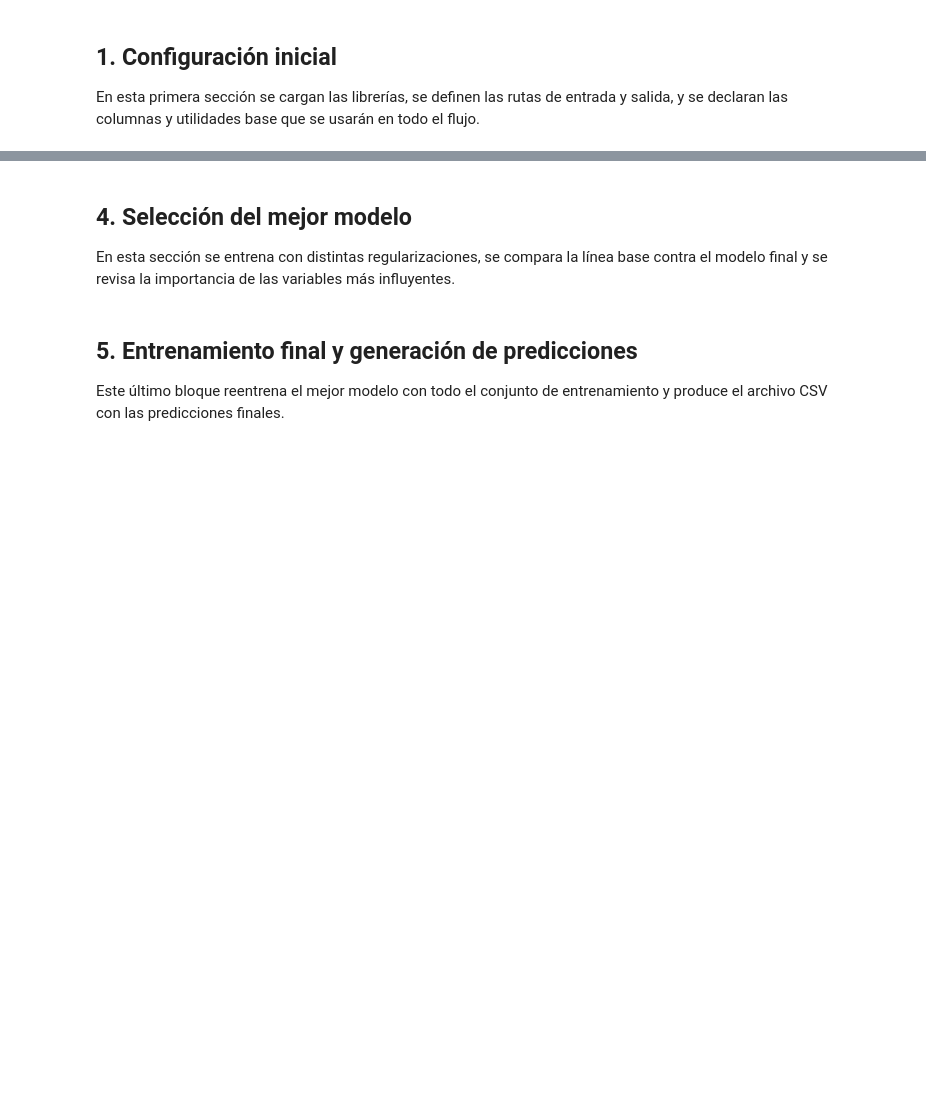
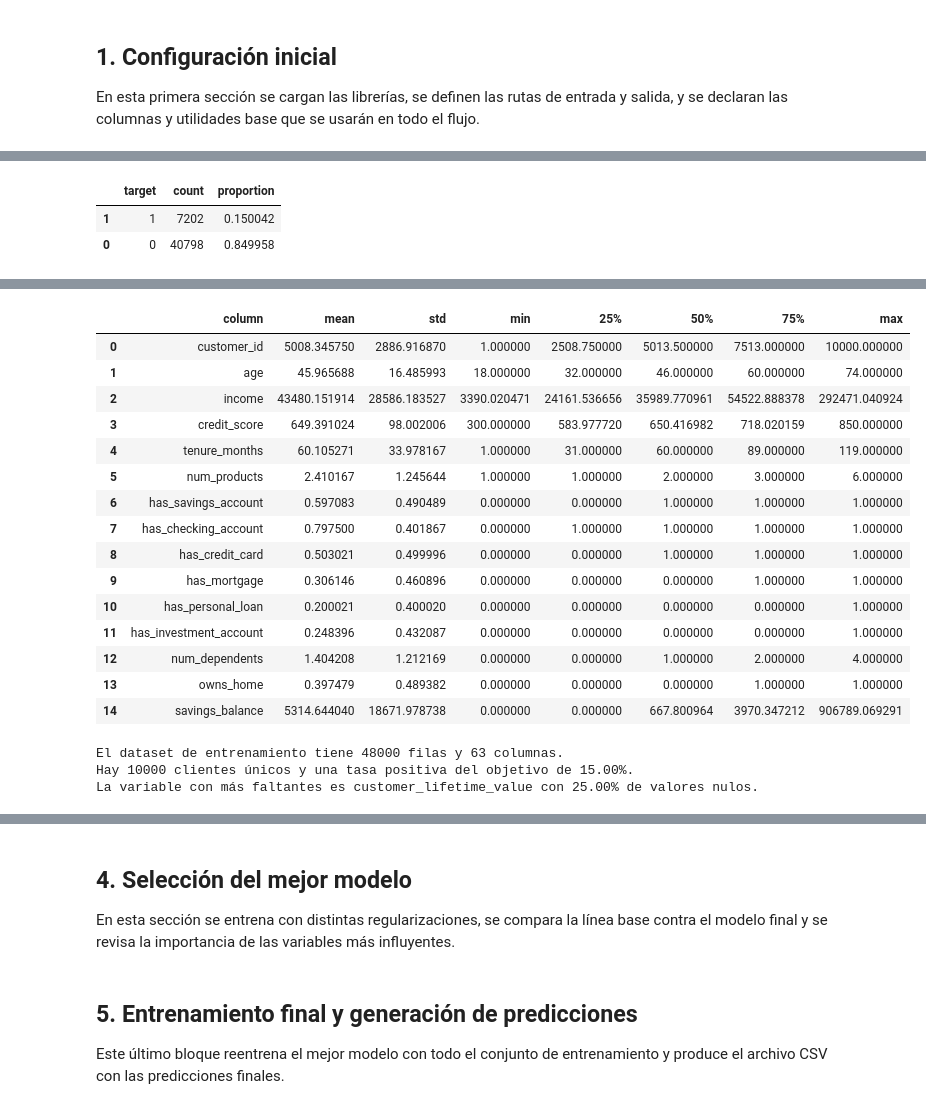
Before and after one commit to FNLoiero/Parcial-Ciencia-de-datos, a Jupyter notebook: Parcial.ipynb, the cells around one changed output, grey strips where cells are left out. Cells and saved outputs as stored; diff of their text form; code cells hidden in the pictures; blank space fills up the shorter version.

```diff
--- a/Parcial.ipynb
+++ b/Parcial.ipynb
@@ -110,0 +110,57 @@ def get_base_numeric_cols(df):
+# %%
+train_eda = pd.read_csv(TRAIN_PATH)
+predict_eda = pd.read_csv(PREDICT_PATH)
+
+eda_overview = pd.DataFrame({
+    "metric": ["rows", "columns", "unique_customers", "positive_target_rate", "predict_rows"],
+    "value": [
+        train_eda.shape[0],
+        train_eda.shape[1],
+        train_eda[GROUP_COL].nunique(),
+        round(float(train_eda[TARGET_COL].mean()), 4),
+        predict_eda.shape[0],
+    ],
+})
+
+missing_summary = (
+    train_eda.isna().sum().rename("missing_count").to_frame()
+    .assign(missing_rate=lambda frame: frame["missing_count"] / len(train_eda))
+    .query("missing_count > 0")
+    .sort_values(["missing_rate", "missing_count"], ascending=False)
+    .reset_index()
+    .rename(columns={"index": "column"})
+    .head(15)
+ )
+
+target_summary = (
+    train_eda[TARGET_COL].value_counts(dropna=False)
+    .rename_axis("target")
+    .reset_index(name="count")
+    .assign(proportion=lambda frame: frame["count"] / len(train_eda))
+    .sort_values("target", ascending=False)
+ )
+
+numeric_snapshot = (
+    train_eda.select_dtypes(include=[np.number])
+    .describe()
+    .T
+    [["mean", "std", "min", "25%", "50%", "75%", "max"]]
+    .reset_index()
+    .rename(columns={"index": "column"})
+ )
+
+display(eda_overview)
+display(target_summary)
+display(missing_summary)
+display(numeric_snapshot.head(15))
+
+if not missing_summary.empty:
+    top_missing = missing_summary.iloc[0]
+    print(f"El dataset de entrenamiento tiene {train_eda.shape[0]} filas y {train_eda.shape[1]} columnas.")
+    print(f"Hay {train_eda[GROUP_COL].nunique()} clientes únicos y una tasa positiva del objetivo de {train_eda[TARGET_COL].mean():.2%}.")
+    print(f"La variable con más faltantes es {top_missing['column']} con {top_missing['missing_rate']:.2%} de valores nulos.")
+else:
+    print(f"El dataset de entrenamiento tiene {train_eda.shape[0]} filas y {train_eda.shape[1]} columnas.")
+    print(f"Hay {train_eda[GROUP_COL].nunique()} clientes únicos y una tasa positiva del objetivo de {train_eda[TARGET_COL].mean():.2%}.")
+    print("No se encontraron valores faltantes en el dataset de entrenamiento.")
+# %% [output]
@@ -110,0 +173,3 @@ def get_base_numeric_cols(df):
+|  | target | count | proportion |
+| 1 | 1 | 7202 | 0.150042 |
+| 0 | 0 | 40798 | 0.849958 |
@@ -111,3 +192,22 @@ def get_base_numeric_cols(df):
+|  | column | mean | std | min | 25% | 50% | 75% | max |
+| 0 | customer_id | 5008.345750 | 2886.916870 | 1.000000 | 2508.750000 | 5013.500000 | 7513.000000 | 10000.000000 |
+| 1 | age | 45.965688 | 16.485993 | 18.000000 | 32.000000 | 46.000000 | 60.000000 | 74.000000 |
+| 2 | income | 43480.151914 | 28586.183527 | 3390.020471 | 24161.536656 | 35989.770961 | 54522.888378 | 292471.040924 |
+| 3 | credit_score | 649.391024 | 98.002006 | 300.000000 | 583.977720 | 650.416982 | 718.020159 | 850.000000 |
+| 4 | tenure_months | 60.105271 | 33.978167 | 1.000000 | 31.000000 | 60.000000 | 89.000000 | 119.000000 |
+| 5 | num_products | 2.410167 | 1.245644 | 1.000000 | 1.000000 | 2.000000 | 3.000000 | 6.000000 |
+| 6 | has_savings_account | 0.597083 | 0.490489 | 0.000000 | 0.000000 | 1.000000 | 1.000000 | 1.000000 |
+| 7 | has_checking_account | 0.797500 | 0.401867 | 0.000000 | 1.000000 | 1.000000 | 1.000000 | 1.000000 |
+| 8 | has_credit_card | 0.503021 | 0.499996 | 0.000000 | 0.000000 | 1.000000 | 1.000000 | 1.000000 |
+| 9 | has_mortgage | 0.306146 | 0.460896 | 0.000000 | 0.000000 | 0.000000 | 1.000000 | 1.000000 |
+| 10 | has_personal_loan | 0.200021 | 0.400020 | 0.000000 | 0.000000 | 0.000000 | 0.000000 | 1.000000 |
+| 11 | has_investment_account | 0.248396 | 0.432087 | 0.000000 | 0.000000 | 0.000000 | 0.000000 | 1.000000 |
+| 12 | num_dependents | 1.404208 | 1.212169 | 0.000000 | 0.000000 | 1.000000 | 2.000000 | 4.000000 |
+| 13 | owns_home | 0.397479 | 0.489382 | 0.000000 | 0.000000 | 0.000000 | 1.000000 | 1.000000 |
+| 14 | savings_balance | 5314.644040 | 18671.978738 | 0.000000 | 0.000000 | 667.800964 | 3970.347212 | 906789.069291 |
+El dataset de entrenamiento tiene 48000 filas y 63 columnas.
+Hay 10000 clientes únicos y una tasa positiva del objetivo de 15.00%.
+La variable con más faltantes es customer_lifetime_value con 25.00% de valores nulos.
 # %% [markdown]
 ## 2. Ingeniería de variables y preparación de datos
 
```
Also changed, not shown: parts of 11 cells of this notebook.
